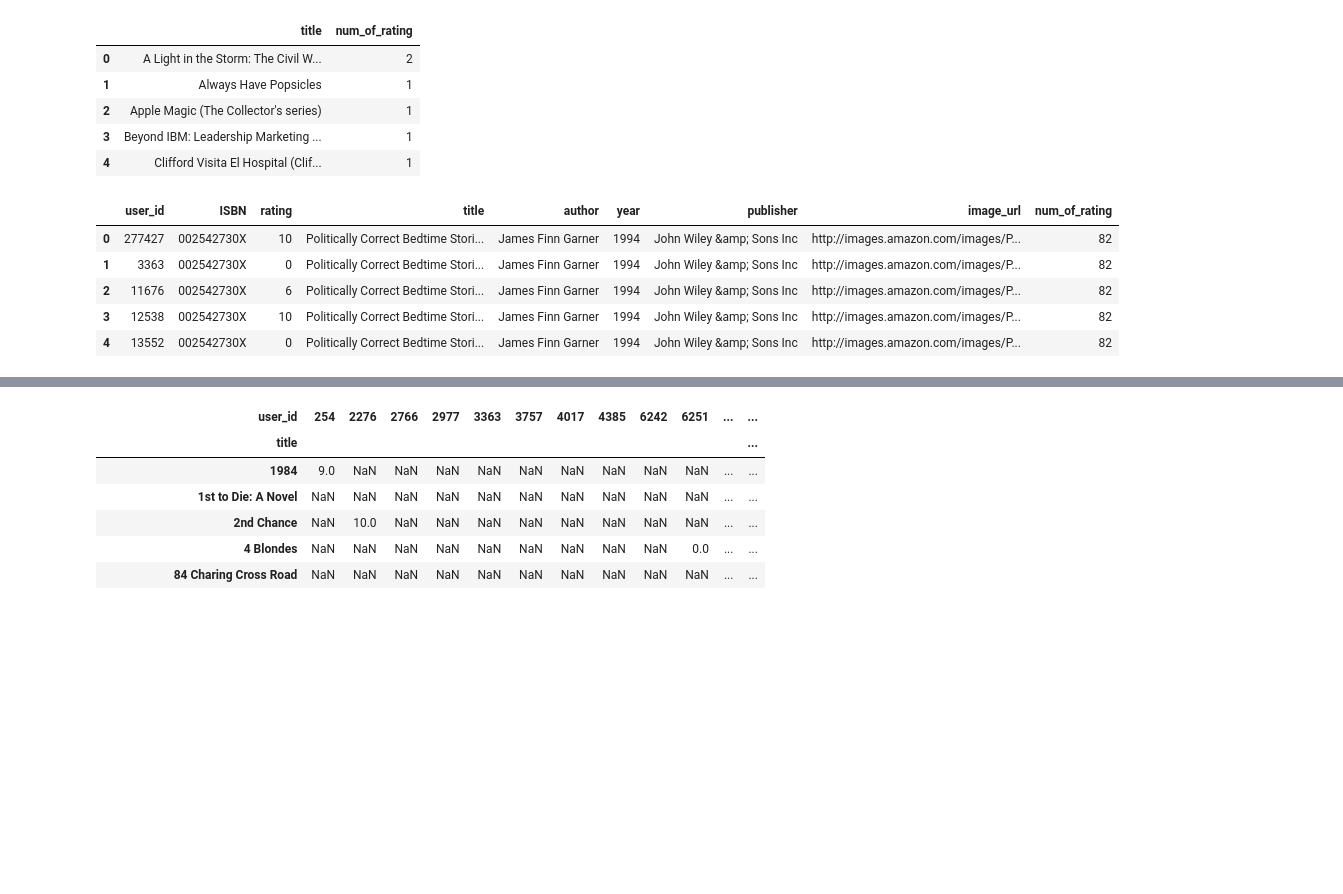
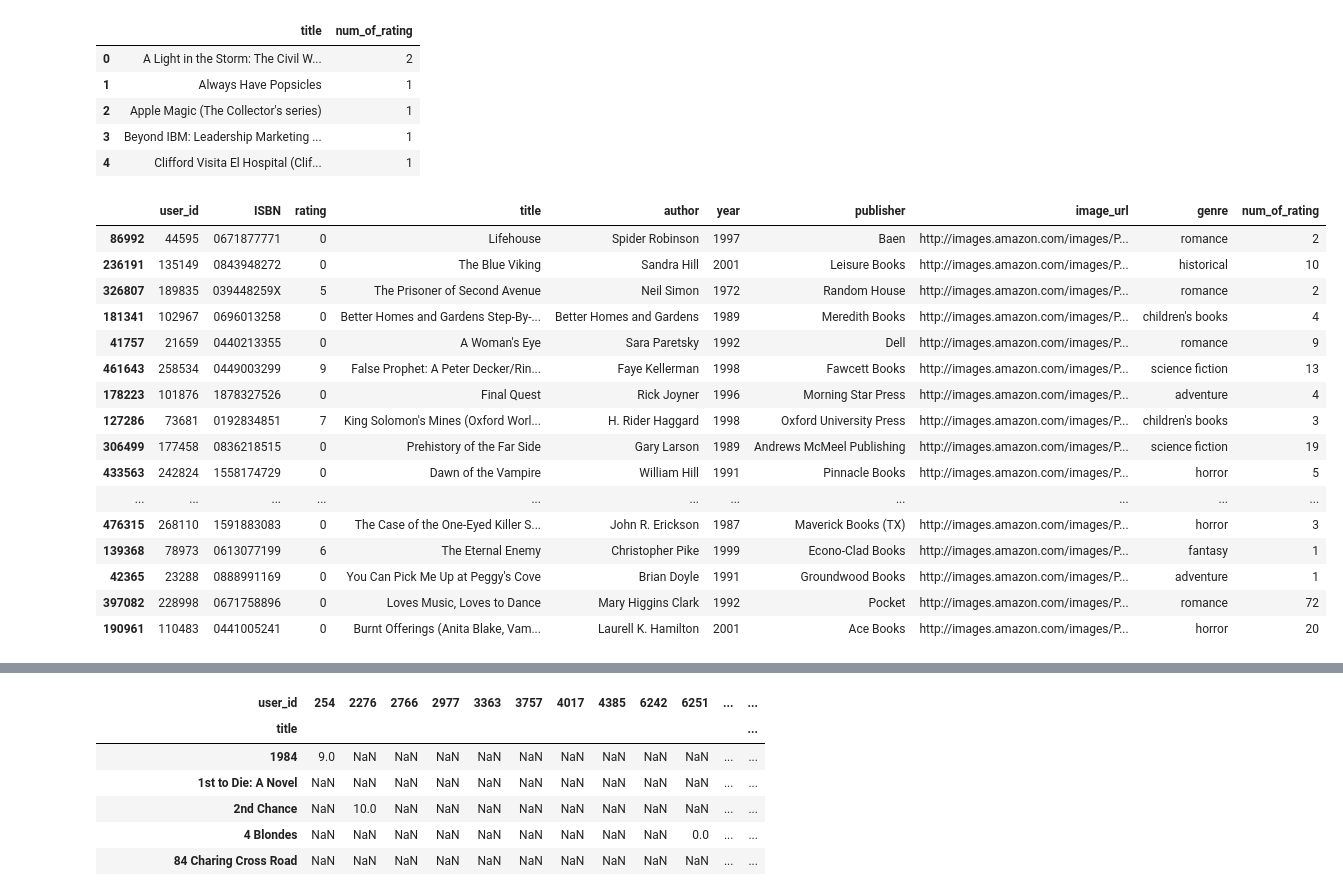
Before and after one commit to razyousuf/Book-Recommendation-Clustering-Pipeline, a Jupyter notebook: Experiment/research.ipynb, the cells around one changed output, grey strips where cells are left out. Drawn from its saved outputs; the diff is of its cells as text; code cells hidden in the pictures; blank space fills up the shorter version.

```diff
--- a/Experiment/research.ipynb
+++ b/Experiment/research.ipynb
@@ -91,3 +109,5 @@ genres = genres[['ISBN','genre']]
+# %%
+genres = genres.drop_duplicates(subset='ISBN')  # Keep first genre per ISBN
 # %%
 # Now join genres with books
 
@@ -148,6 +169,6 @@ users.head()
 | 3 | 4 | porto, v.n.gaia, portugal | 17.0 |
 | 4 | 5 | farnborough, hants, united kingdom | NaN |
 # %%
-# Now load the third dataframe
+# Now load the fourth dataframe (ratings)
 
-ratings = pd.read_csv('BX-Book-Ratings.csv', sep=";", error_bad_lines=False, encoding='latin-1')
+ratings = pd.read_csv(r'F:\AI\MLOps\Book-Recommendation-Clustering-Pipeline\artifacts\dataset\ingested_data\BX-Book-Ratings.csv', sep=";", on_bad_lines='skip', encoding='latin-1')
@@ -282,14 +307,25 @@ number_rating.head()
 # %%
 final_rating = ratings_with_books.merge(number_rating, on='title')
 # %%
-final_rating.head()
+final_rating.sample(30)
 # %% [output]
-|  | user_id | ISBN | rating | title | author | year | publisher | image_url | num_of_rating |
-| 0 | 277427 | 002542730X | 10 | Politically Correct Bedtime Stori... | James Finn Garner | 1994 | John Wiley &amp; Sons Inc | http://images.amazon.com/images/P... | 82 |
-| 1 | 3363 | 002542730X | 0 | Politically Correct Bedtime Stori... | James Finn Garner | 1994 | John Wiley &amp; Sons Inc | http://images.amazon.com/images/P... | 82 |
-| 2 | 11676 | 002542730X | 6 | Politically Correct Bedtime Stori... | James Finn Garner | 1994 | John Wiley &amp; Sons Inc | http://images.amazon.com/images/P... | 82 |
-| 3 | 12538 | 002542730X | 10 | Politically Correct Bedtime Stori... | James Finn Garner | 1994 | John Wiley &amp; Sons Inc | http://images.amazon.com/images/P... | 82 |
-| 4 | 13552 | 002542730X | 0 | Politically Correct Bedtime Stori... | James Finn Garner | 1994 | John Wiley &amp; Sons Inc | http://images.amazon.com/images/P... | 82 |
+|  | user_id | ISBN | rating | title | author | year | publisher | image_url | genre | num_of_rating |
+| 86992 | 44595 | 0671877771 | 0 | Lifehouse | Spider Robinson | 1997 | Baen | http://images.amazon.com/images/P... | romance | 2 |
+| 236191 | 135149 | 0843948272 | 0 | The Blue Viking | Sandra Hill | 2001 | Leisure Books | http://images.amazon.com/images/P... | historical | 10 |
+| 326807 | 189835 | 039448259X | 5 | The Prisoner of Second Avenue | Neil Simon | 1972 | Random House | http://images.amazon.com/images/P... | romance | 2 |
+| 181341 | 102967 | 0696013258 | 0 | Better Homes and Gardens Step-By-... | Better Homes and Gardens | 1989 | Meredith Books | http://images.amazon.com/images/P... | children's books | 4 |
+| 41757 | 21659 | 0440213355 | 0 | A Woman's Eye | Sara Paretsky | 1992 | Dell | http://images.amazon.com/images/P... | romance | 9 |
+| 461643 | 258534 | 0449003299 | 9 | False Prophet: A Peter Decker/Rin... | Faye Kellerman | 1998 | Fawcett Books | http://images.amazon.com/images/P... | science fiction | 13 |
+| 178223 | 101876 | 1878327526 | 0 | Final Quest | Rick Joyner | 1996 | Morning Star Press | http://images.amazon.com/images/P... | adventure | 4 |
+| 127286 | 73681 | 0192834851 | 7 | King Solomon's Mines (Oxford Worl... | H. Rider Haggard | 1998 | Oxford University Press | http://images.amazon.com/images/P... | children's books | 3 |
+| 306499 | 177458 | 0836218515 | 0 | Prehistory of the Far Side | Gary Larson | 1989 | Andrews McMeel Publishing | http://images.amazon.com/images/P... | science fiction | 19 |
+| 433563 | 242824 | 1558174729 | 0 | Dawn of the Vampire | William Hill | 1991 | Pinnacle Books | http://images.amazon.com/images/P... | horror | 5 |
+| ... | ... | ... | ... | ... | ... | ... | ... | ... | ... | ... |
+| 476315 | 268110 | 1591883083 | 0 | The Case of the One-Eyed Killer S... | John R. Erickson | 1987 | Maverick Books (TX) | http://images.amazon.com/images/P... | horror | 3 |
+| 139368 | 78973 | 0613077199 | 6 | The Eternal Enemy | Christopher Pike | 1999 | Econo-Clad Books | http://images.amazon.com/images/P... | fantasy | 1 |
+| 42365 | 23288 | 0888991169 | 0 | You Can Pick Me Up at Peggy's Cove | Brian Doyle | 1991 | Groundwood Books | http://images.amazon.com/images/P... | adventure | 1 |
+| 397082 | 228998 | 0671758896 | 0 | Loves Music, Loves to Dance | Mary Higgins Clark | 1992 | Pocket | http://images.amazon.com/images/P... | romance | 72 |
+| 190961 | 110483 | 0441005241 | 0 | Burnt Offerings (Anita Blake, Vam... | Laurell K. Hamilton | 2001 | Ace Books | http://images.amazon.com/images/P... | horror | 20 |
 # %%
 # Lets take those books which got at least 50 rating of user
 
```
Also changed, not shown: parts of 33 cells of this notebook, 17 other files.
